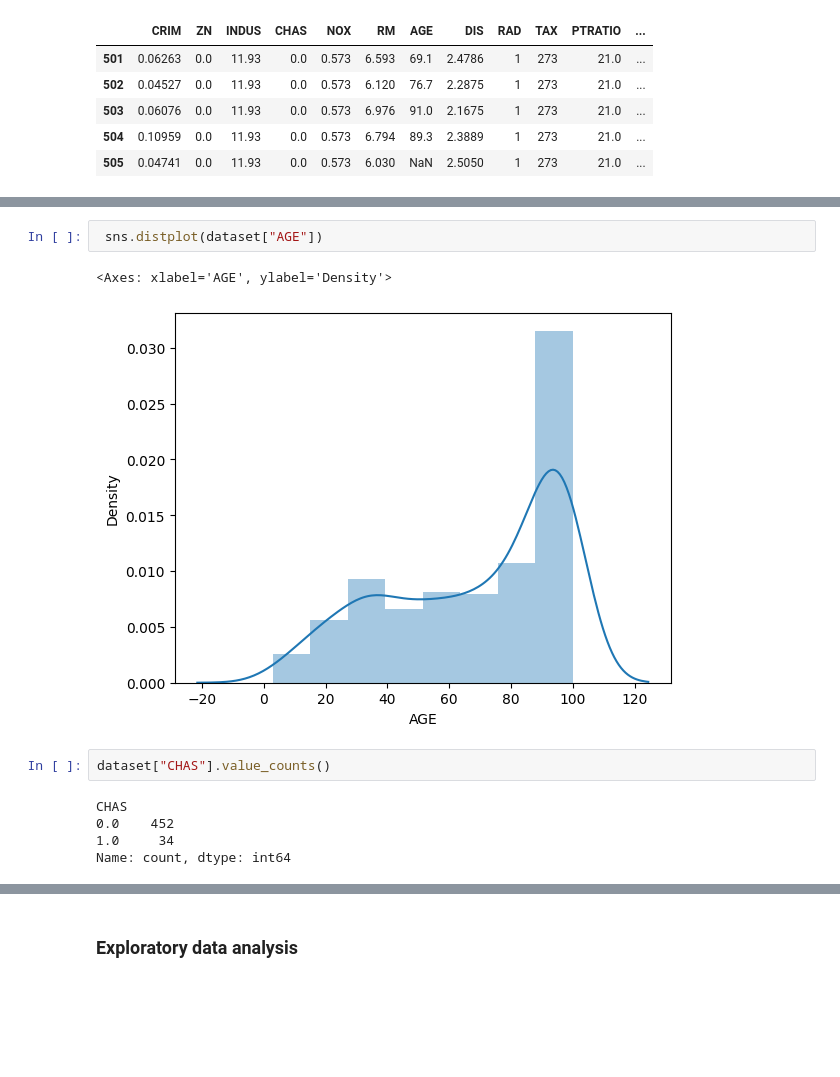
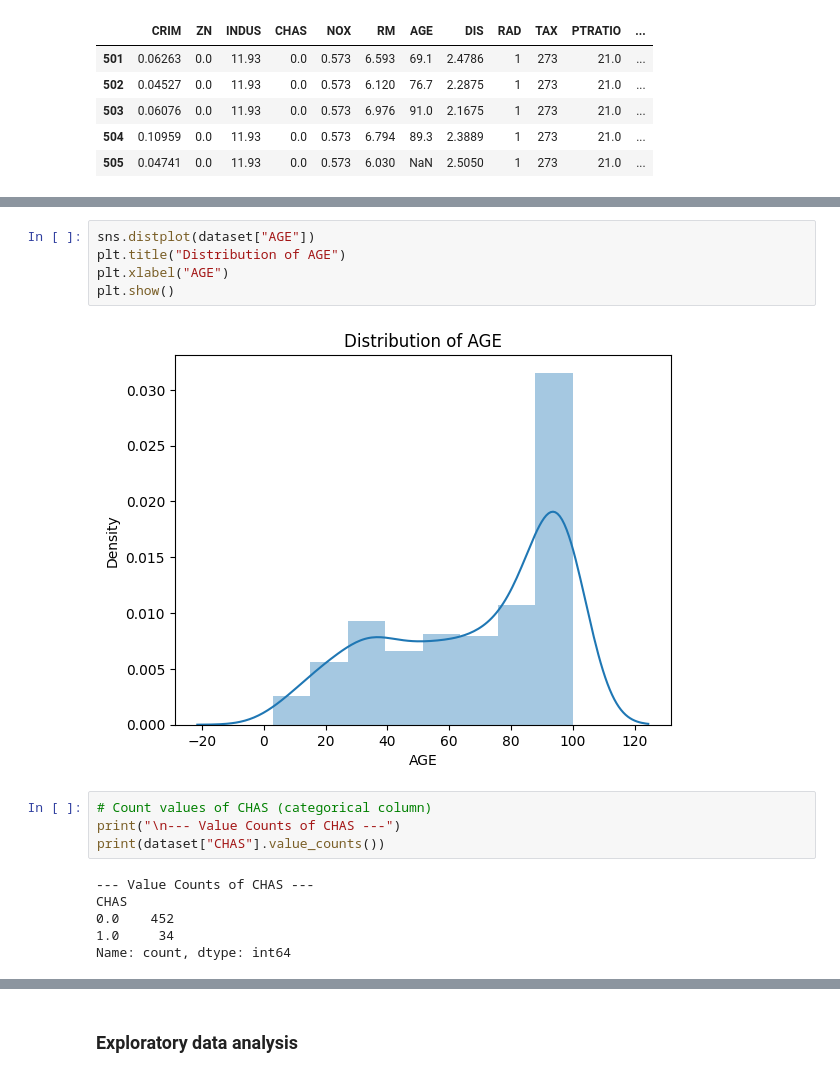
Before and after one commit to Vaibhav-153/boston-housing-ml-project, a Jupyter notebook: boston-housing-ml-project.ipynb, the cells around one changed output, grey strips where cells are left out. Cells and saved outputs as stored; diff of their text form; blank space fills up the shorter version.

```diff
--- a/boston-housing-ml-project.ipynb
+++ b/boston-housing-ml-project.ipynb
@@ -158,11 +180,16 @@ plt.show()
 # %%
- sns.distplot(dataset["AGE"])
+sns.distplot(dataset["AGE"])
+plt.title("Distribution of AGE")
+plt.xlabel("AGE")
+plt.show()
 # %% [output]
-<Axes: xlabel='AGE', ylabel='Density'>
-[figure, old version]
+[figure, new version]
 # %%
-dataset["CHAS"].value_counts()
+# Count values of CHAS (categorical column)
+print("\n--- Value Counts of CHAS ---")
+print(dataset["CHAS"].value_counts())
 # %% [output]
+--- Value Counts of CHAS ---
 CHAS
 0.0    452
 1.0     34
```
Also changed, not shown: parts of 60 cells of this notebook, 3 other files.
